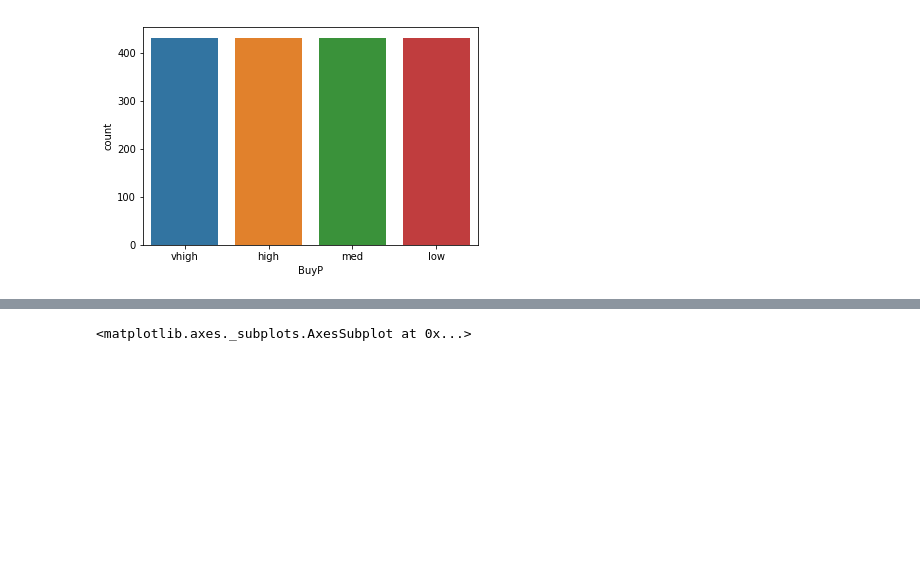
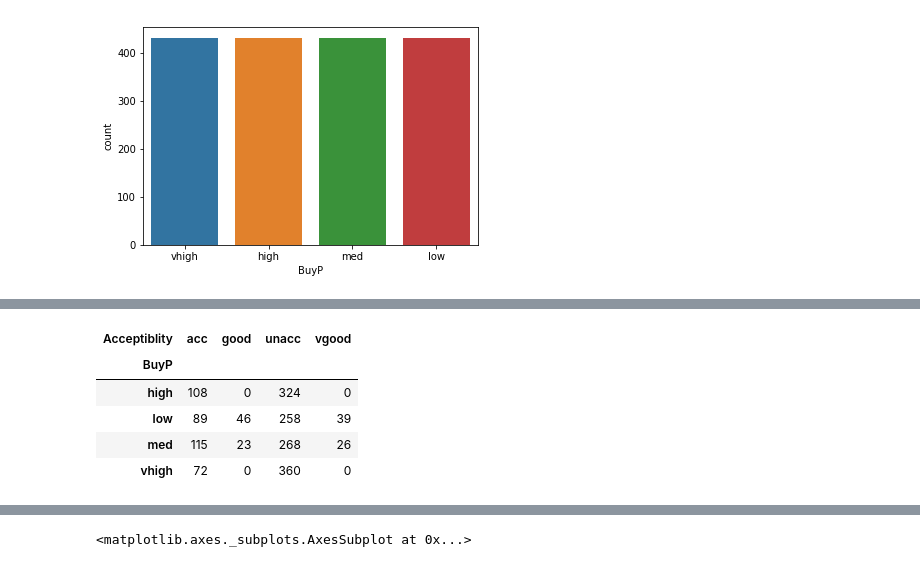
Before and after one commit to AbdullahAlSajid/Car-Acceptability-Classification, a Jupyter notebook: script .ipynb, the cells around one changed output, grey strips where cells are left out. Cells and saved outputs as stored; diff of their text form; code cells hidden in the pictures; blank space fills up the shorter version.

Commit message:
EDA with basic plot & pandas-crosstab function

```diff
--- a/script .ipynb
+++ b/script .ipynb
@@ -47,0 +66,10 @@ sns.countplot(data = df, x='BuyP')
+# %%
+# group the observations by attributes - in a table
+pd.crosstab(df.BuyP, df.Acceptiblity)
+# %% [output]
+| Acceptiblity | acc | good | unacc | vgood |
+| BuyP |  |  |  |  |
+| high | 108 | 0 | 324 | 0 |
+| low | 89 | 46 | 258 | 39 |
+| med | 115 | 23 | 268 | 26 |
+| vhigh | 72 | 0 | 360 | 0 |
```
Also changed, not shown: parts of 8 cells of this notebook.
